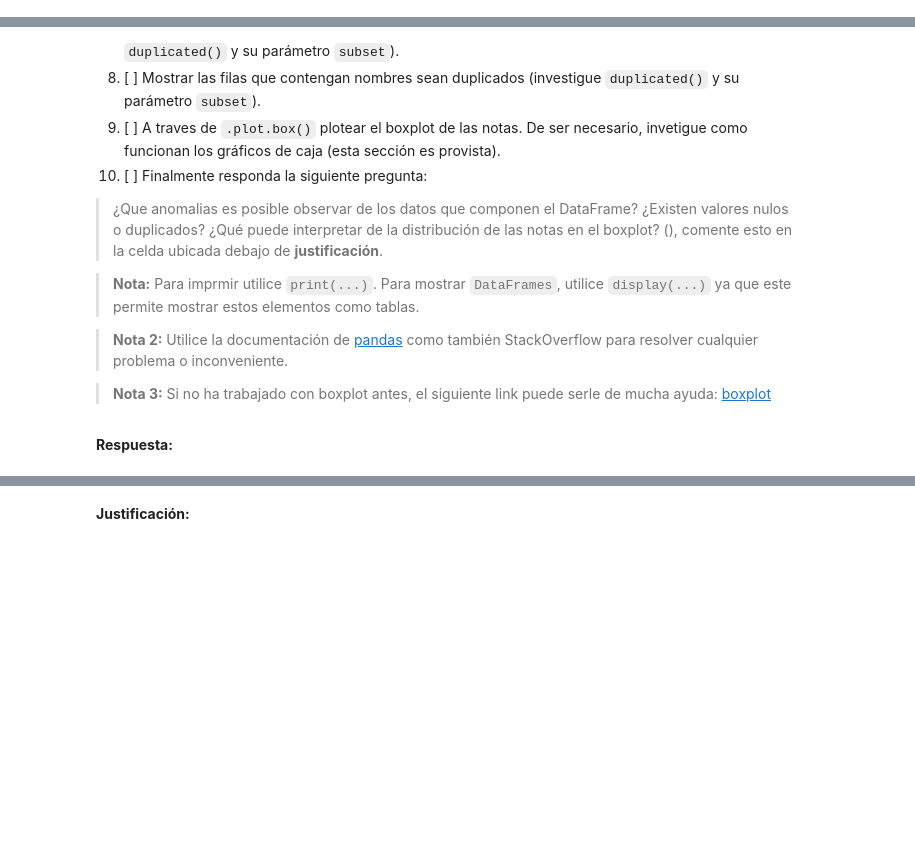
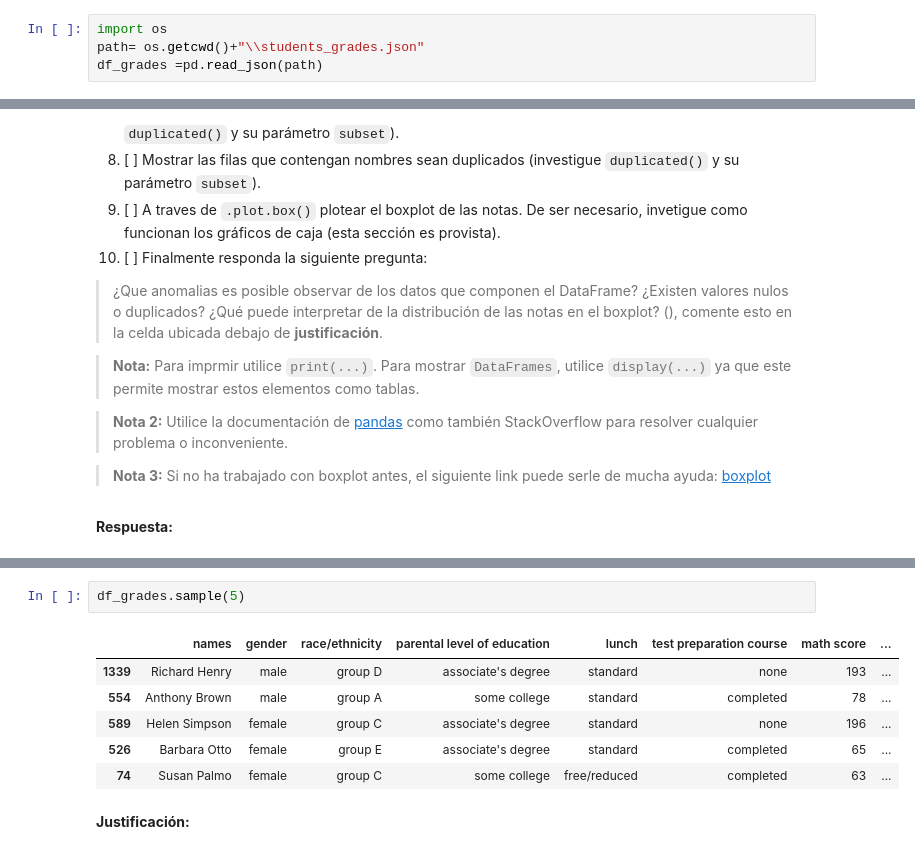
Before and after one commit to CVelizR/evaluaciones-mds7202, a Jupyter notebook: Lab3/Laboratorio3_enunciado.ipynb, the cells around one changed output, grey strips where cells are left out. Drawn from its saved outputs; the diff is of its cells as text; blank space fills up the shorter version.

```diff
--- a/Lab3/Laboratorio3_enunciado.ipynb
+++ b/Lab3/Laboratorio3_enunciado.ipynb
@@ -116,3 +114,7 @@ df_grades = ...
+# %%
+import os
+path= os.getcwd()+"\\students_grades.json"
+df_grades =pd.read_json(path)
 # %% [markdown]
 
 <p align="center">
@@ -155,3 +167,12 @@ def exploratory_data_analysis(dataframe):
+# %%
+df_grades.sample(5)
+# %% [output]
+|  | names | gender | race/ethnicity | parental level of education | lunch | test preparation course | math score | ... |
+| 1339 | Richard Henry | male | group D | associate's degree | standard | none | 193 | ... |
+| 554 | Anthony Brown | male | group A | some college | standard | completed | 78 | ... |
+| 589 | Helen Simpson | female | group C | associate's degree | standard | none | 196 | ... |
+| 526 | Barbara Otto | female | group E | associate's degree | standard | completed | 65 | ... |
+| 74 | Susan Palmo | female | group C | some college | free/reduced | completed | 63 | ... |
 # %% [markdown]
 **Justificación:**
 # %% [markdown]
```
Also changed, not shown: parts of 3 cells of this notebook.
